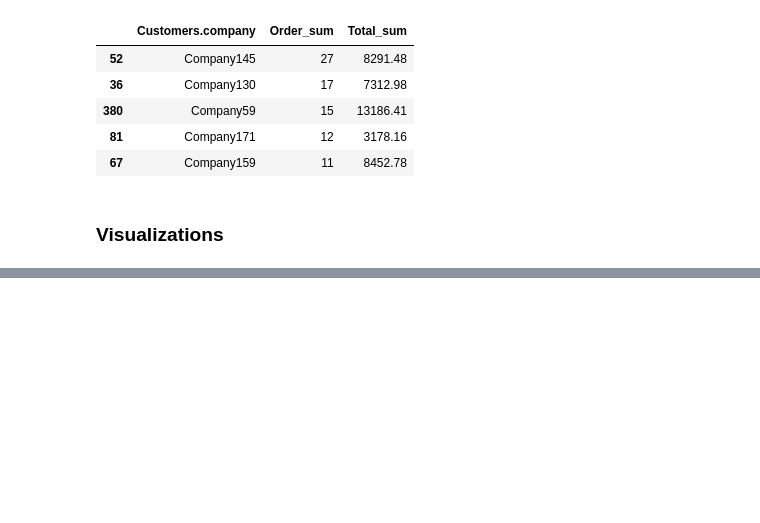
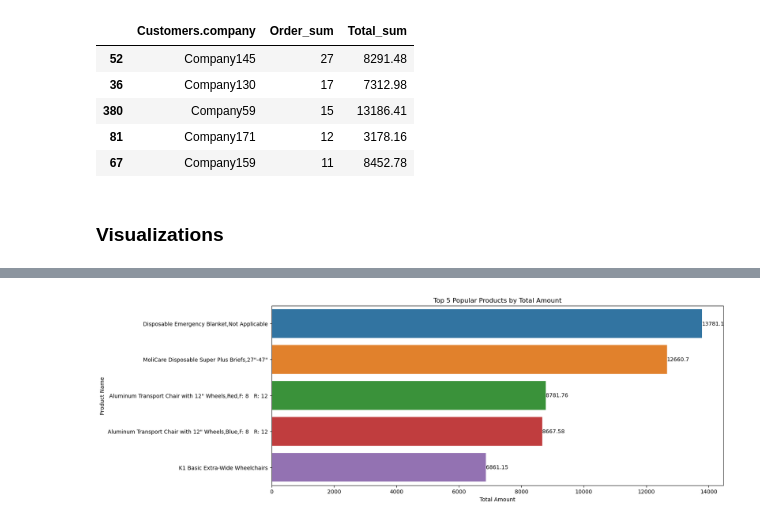
Before and after one commit to zafermesut/ai-crash-course, a Jupyter notebook: Homeworks/Recommender system for a medical supplies company/Recommender system for a medical supplies company.ipynb, the cells around one changed output, grey strips where cells are left out. Cells and saved outputs as stored; diff of their text form; code cells hidden in the pictures; blank space fills up the shorter version.

```diff
--- a/Homeworks/Recommender system for a medical supplies company/Recommender system for a medical supplies company.ipynb
+++ b/Homeworks/Recommender system for a medical supplies company/Recommender system for a medical supplies company.ipynb
@@ -335,0 +345,9 @@ company_purchases_top_5 = company_purchases.head(5)
+# %%
+plt.figure(figsize=(15, 6))
+ax = sns.barplot(x='Orders.subtotal', y='Products.name', data=popularity_by_total)
+plt.title('Top 5 Popular Products by Total Amount')
+plt.xlabel('Total Amount')
+plt.ylabel('Product Name')
+ax.bar_label(ax.containers[0]);
+# %% [output]
+[figure, added]
```
Also changed, not shown: parts of 3 cells of this notebook.
